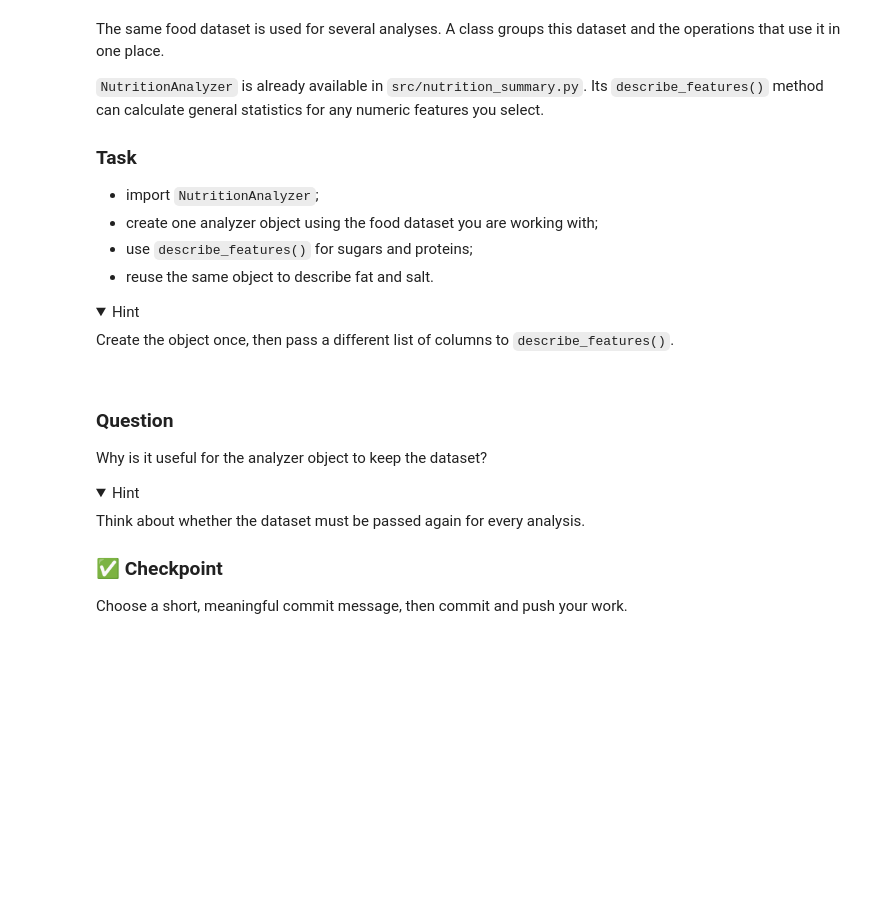
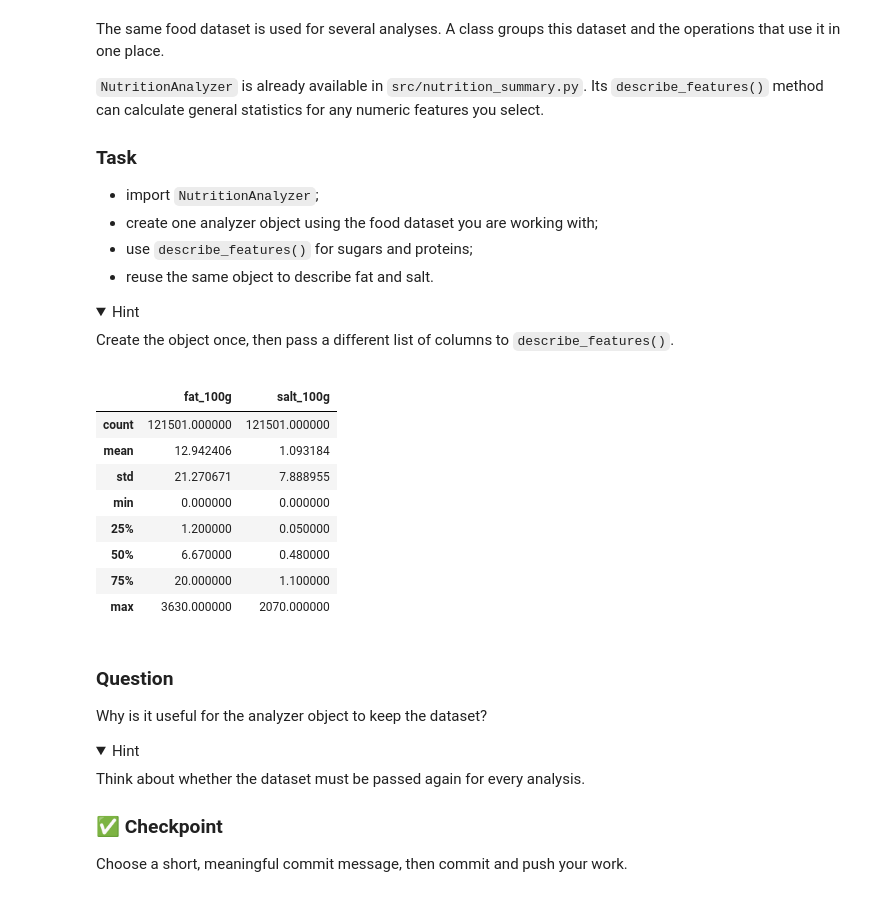
Before and after one commit to wissem18/DSPAP_Lab2_Wissem, a Jupyter notebook: notebooks/Lab2_Best_Practices_Student.ipynb, the cells around one changed output. Cells and saved outputs as stored; diff of their text form; code cells hidden in the pictures; folded sections open; blank space fills up the shorter version.

```diff
--- a/notebooks/Lab2_Best_Practices_Student.ipynb
+++ b/notebooks/Lab2_Best_Practices_Student.ipynb
@@ -513,9 +513,22 @@ from src.nutrition_summary import NutritionAnalyzer
 
 # Create one analyzer using the DataFrame prepared earlier.
 # Your code here
+nutrition_analyzer = NutritionAnalyzer(df)
 # %%
 # Describe sugars/proteins, then fat/salt.
 # Your code here
+nutrition_analyzer.describe_features(["sugars_100g", "proteins_100g"])
+nutrition_analyzer.describe_features(["fat_100g", "salt_100g"])
+# %% [output]
+|  | fat_100g | salt_100g |
+| count | 121501.000000 | 121501.000000 |
+| mean | 12.942406 | 1.093184 |
+| std | 21.270671 | 7.888955 |
+| min | 0.000000 | 0.000000 |
+| 25% | 1.200000 | 0.050000 |
+| 50% | 6.670000 | 0.480000 |
+| 75% | 20.000000 | 1.100000 |
+| max | 3630.000000 | 2070.000000 |
 # %% [markdown]
 ### Question
 
```
